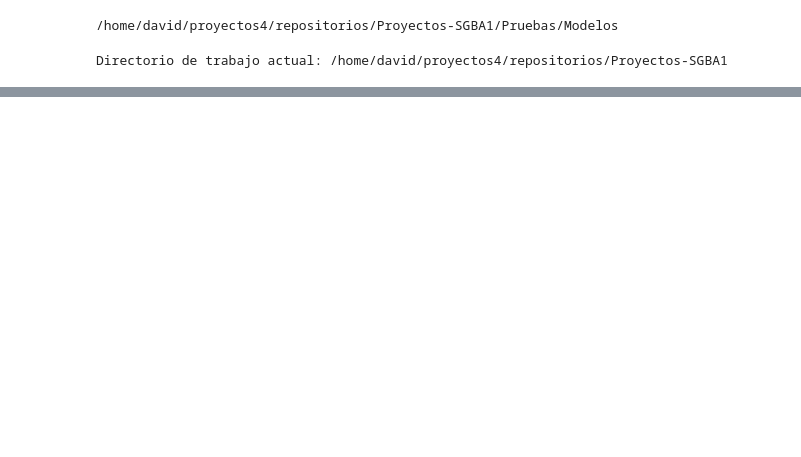
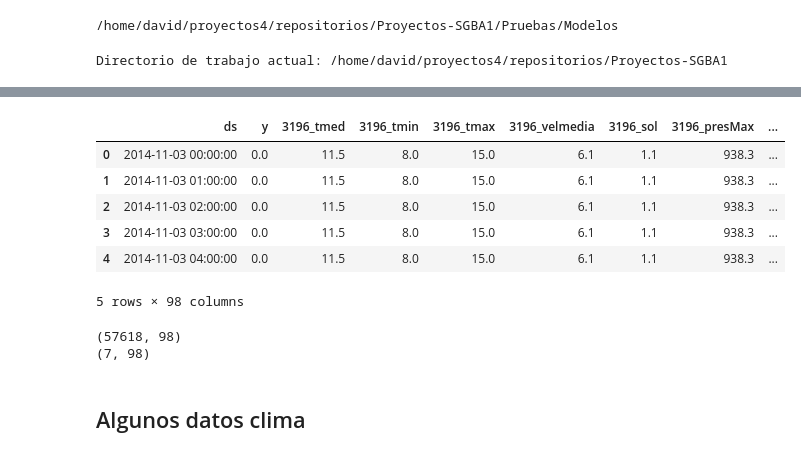
Before and after one commit to jortrux/Proyectos-SGBA1, a Jupyter notebook: Pruebas/Modelos/test_prediccion_precio_peninsula.ipynb, the cells around one changed output, grey strips where cells are left out. Drawn from its saved outputs; the diff is of its cells as text; code cells hidden in the pictures; blank space fills up the shorter version.

```diff
--- a/Pruebas/Modelos/test_prediccion_precio_peninsula.ipynb
+++ b/Pruebas/Modelos/test_prediccion_precio_peninsula.ipynb
@@ -262,0 +124,26 @@ Electricidad y clima Barcelona:
+# %%
+# Modificamos los datos para prophet
+df_prophet = df_prophet.rename(columns={'timestamp': 'ds', 'coste_euros': 'y'})
+df_prophet = df_prophet.drop(columns=['fecha'])
+df_prophet.head()
+# %% [output]
+|  | ds | y | 3196_tmed | 3196_tmin | 3196_tmax | 3196_velmedia | 3196_sol | 3196_presMax | ... |
+| 0 | 2014-11-03 00:00:00 | 0.0 | 11.5 | 8.0 | 15.0 | 6.1 | 1.1 | 938.3 | ... |
+| 1 | 2014-11-03 01:00:00 | 0.0 | 11.5 | 8.0 | 15.0 | 6.1 | 1.1 | 938.3 | ... |
+| 2 | 2014-11-03 02:00:00 | 0.0 | 11.5 | 8.0 | 15.0 | 6.1 | 1.1 | 938.3 | ... |
+| 3 | 2014-11-03 03:00:00 | 0.0 | 11.5 | 8.0 | 15.0 | 6.1 | 1.1 | 938.3 | ... |
+| 4 | 2014-11-03 04:00:00 | 0.0 | 11.5 | 8.0 | 15.0 | 6.1 | 1.1 | 938.3 | ... |
+5 rows × 98 columns
+# %%
+# Generamos train y test
+# En test dejamos los ultimos 7 días
+df_prophet_train = df_prophet.iloc[:-7]
+df_prophet_test = df_prophet.iloc[-7:]
+
+print(df_prophet_train.shape)
+print(df_prophet_test.shape)
+# %% [output]
+(57618, 98)
+(7, 98)
+# %% [markdown]
+## Algunos datos clima
```
Also changed, not shown: parts of 33 cells of this notebook, 1 other file.
